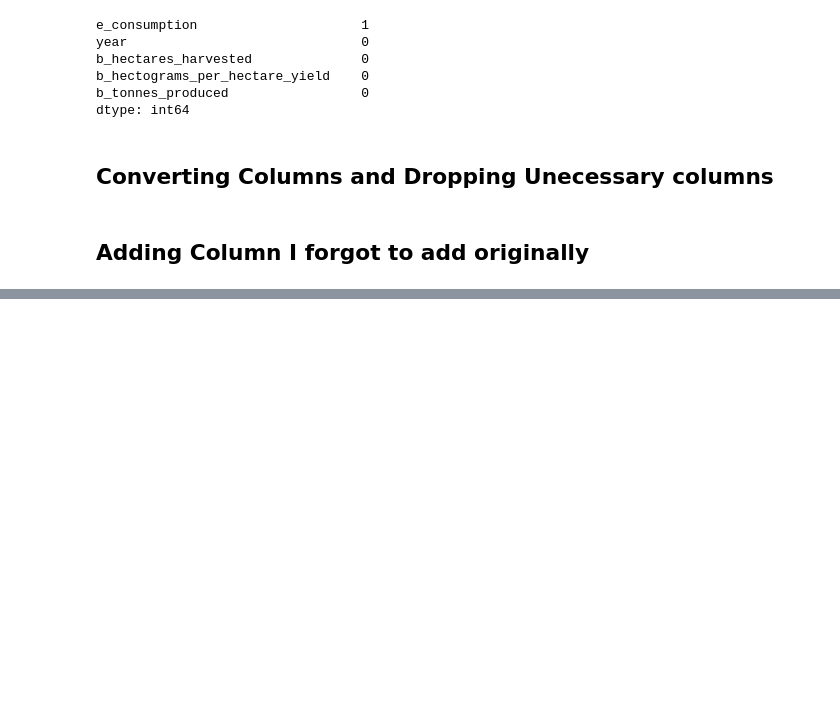
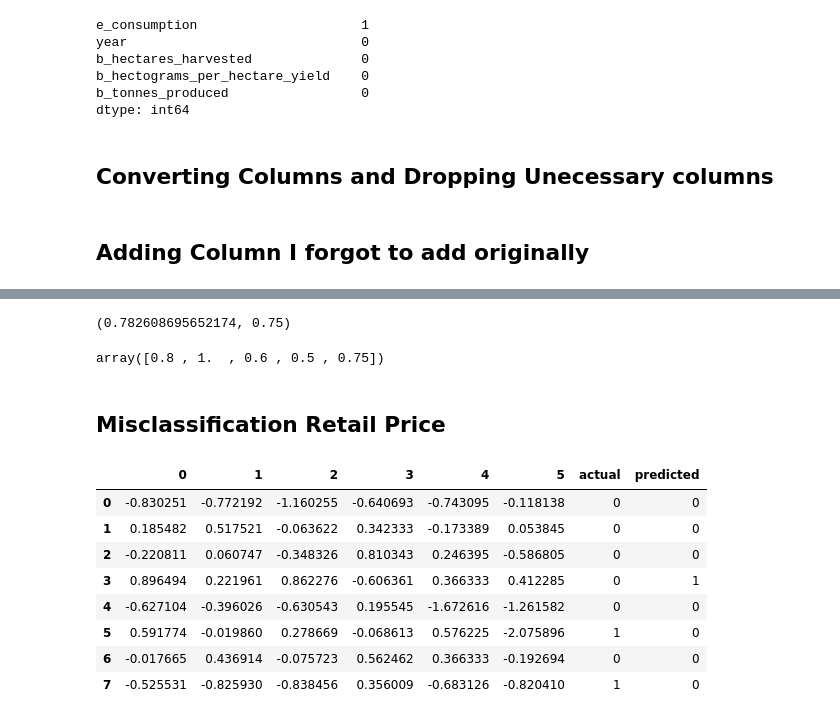
Before and after one commit to sanghyuns/Climate_Change_vs_Coffee_Production, a Jupyter notebook: capparelli.ipynb, the cells around one changed output, grey strips where cells are left out. Cells and saved outputs as stored; diff of their text form; code cells hidden in the pictures; blank space fills up the shorter version.

```diff
--- a/capparelli.ipynb
+++ b/capparelli.ipynb
@@ -471,0 +651,28 @@ df.to_csv('data/cleaned_merged_df.csv',index=False)
+# %%
+lreg = LogisticRegression(max_iter=500)
+lreg.fit(X_train_ss,y_train)
+lreg.score(X_train_ss,y_train),lreg.score(X_test_ss,y_test)
+# %% [output]
+(0.782608695652174, 0.75)
+# %%
+cross_val_score(lreg,X_train_ss,y_train)
+# %% [output]
+array([0.8 , 1.  , 0.6 , 0.5 , 0.75])
+# %% [markdown]
+## Misclassification Retail Price
+# %%
+misclass = X_test_ss.copy()
+misclass = pd.DataFrame(misclass)
+misclass['actual'] = coffee_df.retail_target
+misclass['predicted'] = lreg.predict(X_test_ss)
+misclass
+# %% [output]
+|  | 0 | 1 | 2 | 3 | 4 | 5 | actual | predicted |
+| 0 | -0.830251 | -0.772192 | -1.160255 | -0.640693 | -0.743095 | -0.118138 | 0 | 0 |
+| 1 | 0.185482 | 0.517521 | -0.063622 | 0.342333 | -0.173389 | 0.053845 | 0 | 0 |
+| 2 | -0.220811 | 0.060747 | -0.348326 | 0.810343 | 0.246395 | -0.586805 | 0 | 0 |
+| 3 | 0.896494 | 0.221961 | 0.862276 | -0.606361 | 0.366333 | 0.412285 | 0 | 1 |
+| 4 | -0.627104 | -0.396026 | -0.630543 | 0.195545 | -1.672616 | -1.261582 | 0 | 0 |
+| 5 | 0.591774 | -0.019860 | 0.278669 | -0.068613 | 0.576225 | -2.075896 | 1 | 0 |
+| 6 | -0.017665 | 0.436914 | -0.075723 | 0.562462 | 0.366333 | -0.192694 | 0 | 0 |
+| 7 | -0.525531 | -0.825930 | -0.838456 | 0.356009 | -0.683126 | -0.820410 | 1 | 0 |
```
Also changed, not shown: parts of 30 cells of this notebook.
